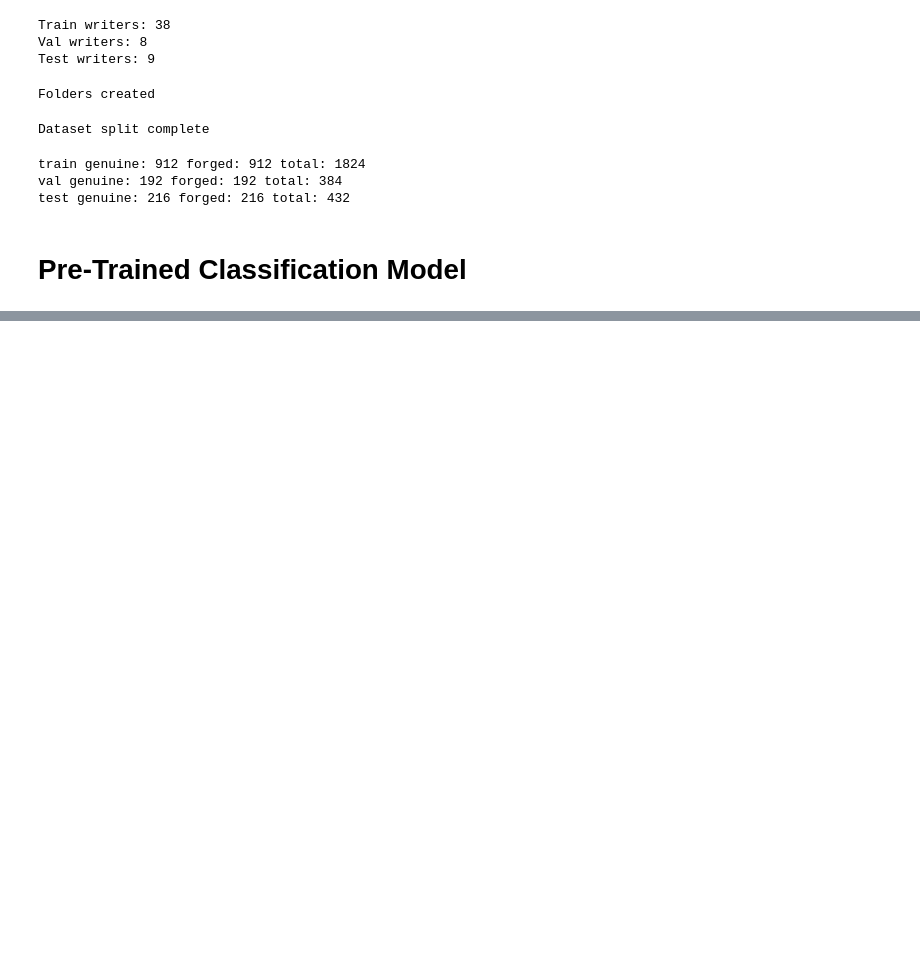
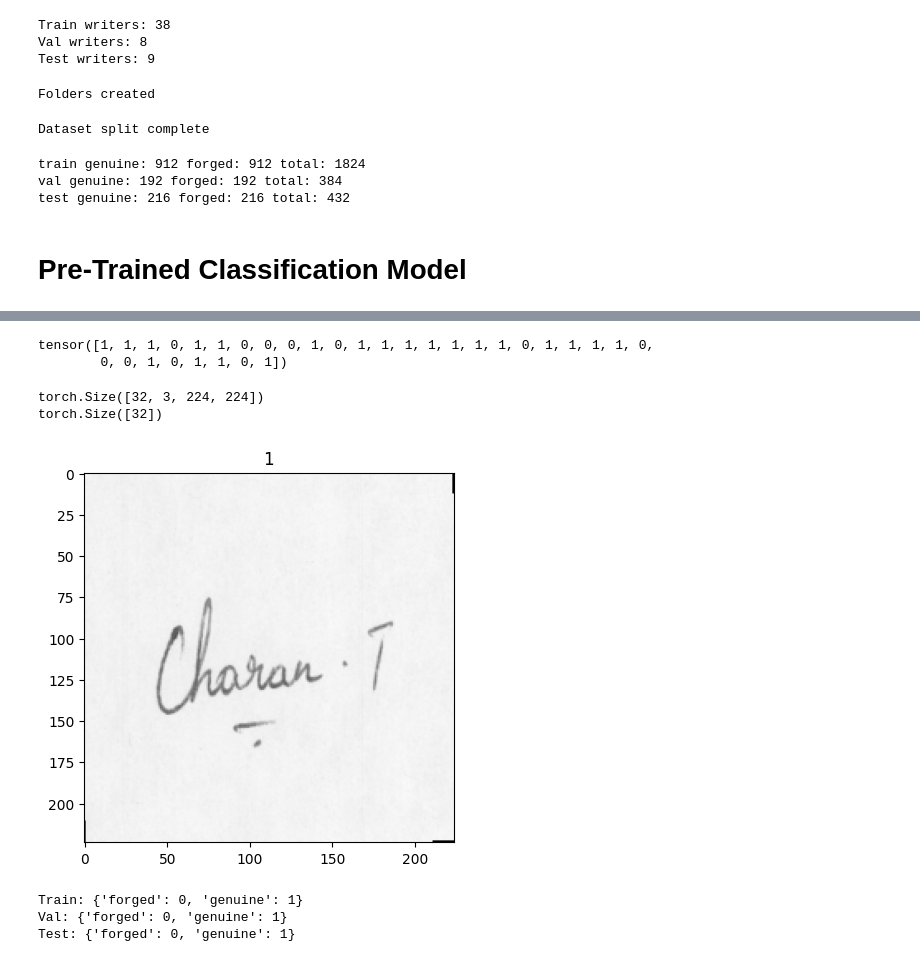
Before and after one commit to Jorj91/Project_Explainable_AI_Banking_Model, a Jupyter notebook: main.ipynb, the cells around one changed output, grey strips where cells are left out. Drawn from its saved outputs; the diff is of its cells as text; code cells hidden in the pictures; blank space fills up the shorter version.

Commit message:
add dataloaders and training loop densenet121

```diff
--- a/main.ipynb
+++ b/main.ipynb
@@ -337 +338,28 @@ test genuine: 216 forged: 216 total: 432
 import torchvision.transforms as transforms
+# %%
+train_transform = transforms.Compose([
+    transforms.Resize((224,224)),
+    transforms.Grayscale(num_output_channels=3),
+    transforms.RandomRotation(5),
+    transforms.RandomAffine(0, translate=(0.02,0.02)),
+    transforms.ToTensor()
+])
+
+test_transform = transforms.Compose([
+    transforms.Resize((224,224)),
+    transforms.Grayscale(num_output_channels=3),
+    transforms.ToTensor()
+])
+# %%
+# load datasets with ImageFolder
+from torchvision.datasets import ImageFolder
+from torch.utils.data import DataLoader
+
+train_dataset = ImageFolder("data/train", transform=train_transform)
+val_dataset = ImageFolder("data/val", transform=test_transform)
+test_dataset = ImageFolder("data/test", transform=test_transform)
+# %%
+# create dataloaders
+train_loader = DataLoader(train_dataset, batch_size=32, shuffle=True) # each iteration returns 32 samples at a time
+val_loader = DataLoader(val_dataset, batch_size=32)
+test_loader = DataLoader(test_dataset, batch_size=32)
@@ -337,0 +408,31 @@ import torchvision.transforms as transforms
+# %%
+batch[1]
+# %% [output]
+tensor([1, 1, 1, 0, 1, 1, 0, 0, 0, 1, 0, 1, 1, 1, 1, 1, 1, 1, 0, 1, 1, 1, 1, 0,
+        0, 0, 1, 0, 1, 1, 0, 1])
+# %%
+images, labels = next(iter(train_loader))
+
+print(images.shape) # ([32, 3, 224, 224]) where 32 is batch size, 3 are the channels (RGB), 224x224 the image size
+print(labels.shape)
+# %% [output]
+torch.Size([32, 3, 224, 224])
+torch.Size([32])
+# %%
+# visualize an image
+import matplotlib.pyplot as plt
+
+plt.imshow(images[5].permute(1,2,0)) # from pytorch to matplotlib format
+plt.title(labels[5].item())
+plt.show()
+# %% [output]
+[figure, added]
+# %%
+# check classes
+print("Train:", train_dataset.class_to_idx)
+print("Val:", val_dataset.class_to_idx)
+print("Test:", test_dataset.class_to_idx)
+# %% [output]
+Train: {'forged': 0, 'genuine': 1}
+Val: {'forged': 0, 'genuine': 1}
+Test: {'forged': 0, 'genuine': 1}
```
Also changed, not shown: parts of 10 cells of this notebook.
